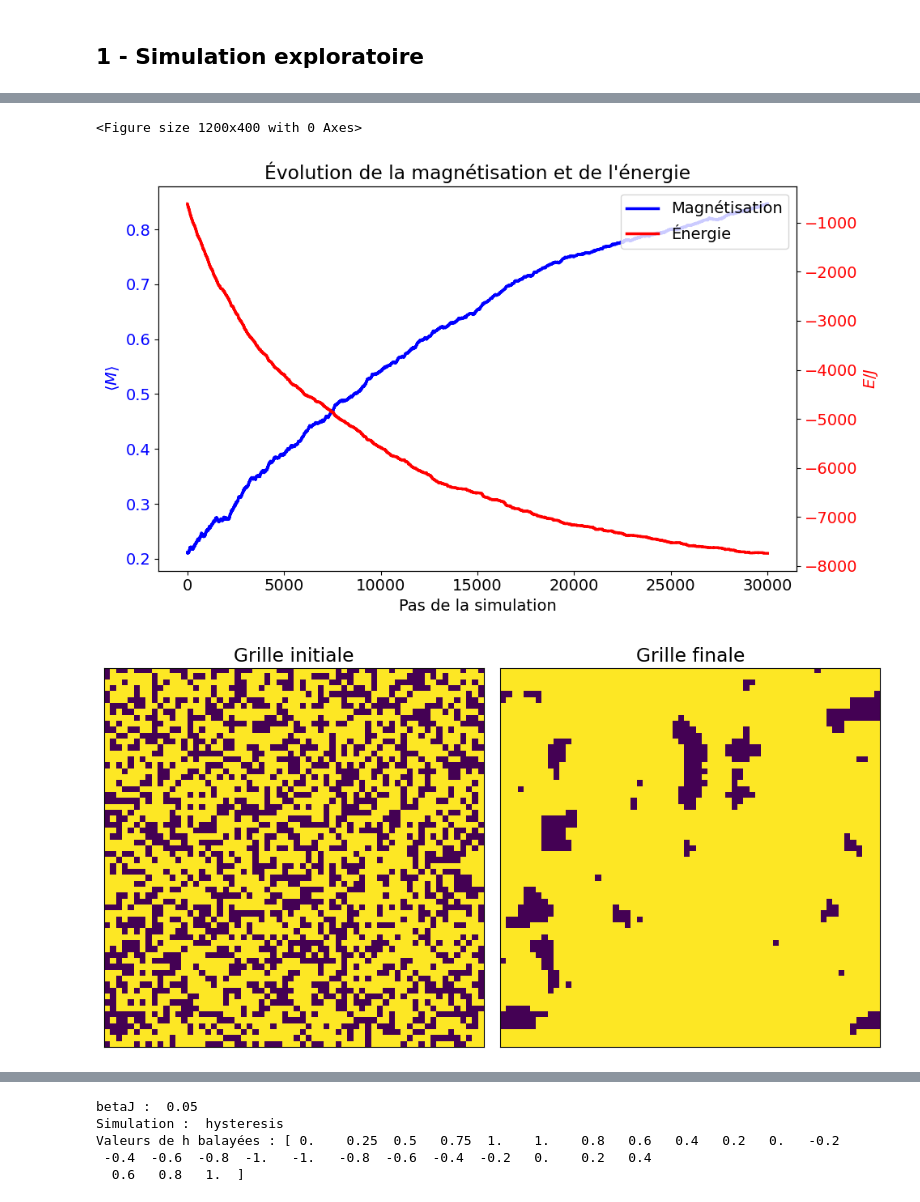
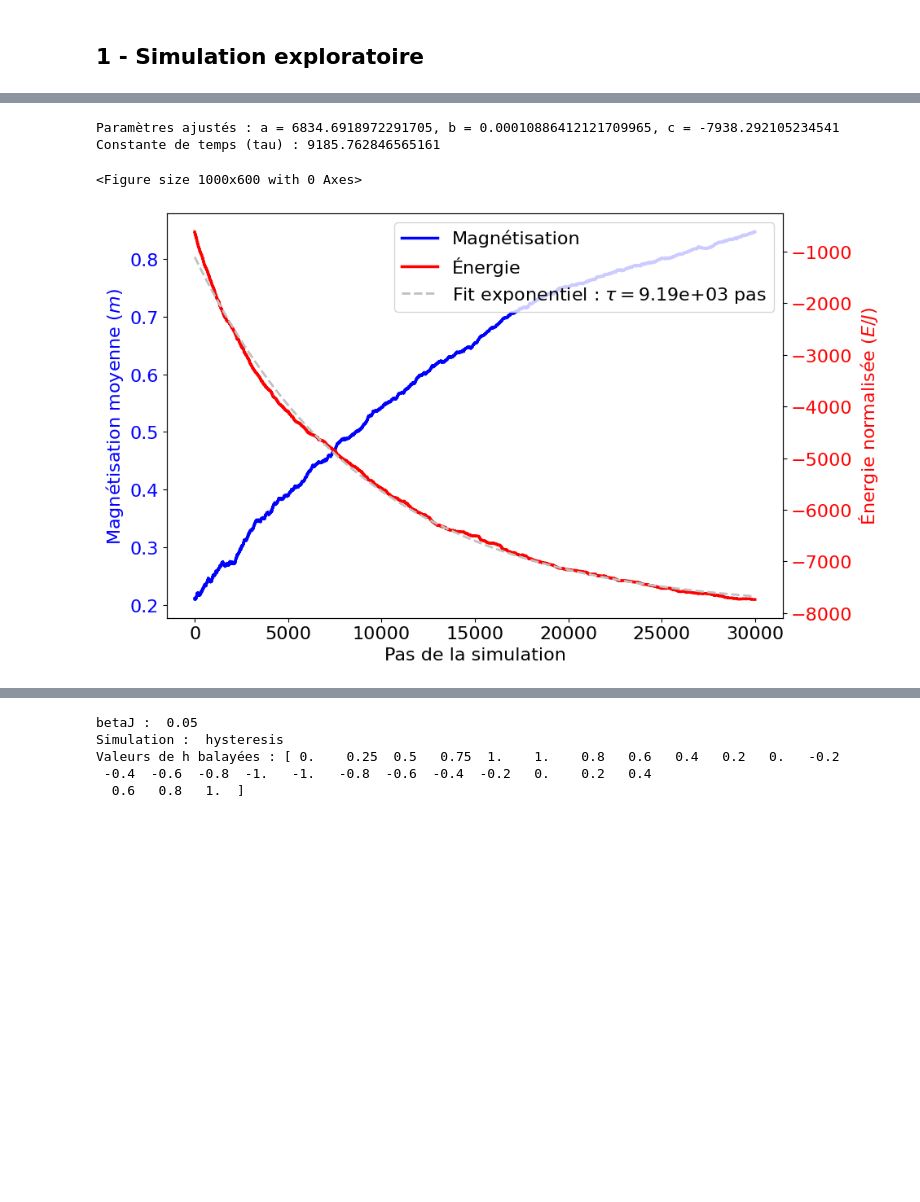
Before and after one commit to arlegare/physnum25, a Jupyter notebook: analyse_v2.ipynb, the cells around one changed output, grey strips where cells are left out. Saved outputs shown, nothing was run; the diff lists cells and outputs as text; code cells hidden in the pictures; blank space fills up the shorter version.

```diff
--- a/analyse_v2.ipynb
+++ b/analyse_v2.ipynb
@@ -8,10 +8,16 @@ import functions as fc
 import os
 from Metropolis import Metropolis  #  On importe la classe.
 from tqdm import tqdm # Pour afficher où on est rendu dans la série de simulations.
+from scipy.integrate import simps
+from scipy.optimize import fmin
+from scipy.optimize import curve_fit
+from scipy.optimize import minimize
+
+
 
 data_folder = "Data/" # Ne pas oublier le "/" après. Si en windows, c'est "\"
 top_dir = os.getcwd()
-plt.rcParams['font.size'] = 14
+plt.rcParams['font.size'] = 16
 # %% [markdown]
 ## TODO
 * Code pour calculer la taille des composantes (îlots) -> varier la dimension de la grille pour betaJ fixé afin de voir l'effet sur la distribution
@@ -49,38 +55,36 @@ Temps d'exécution :  1.311206340789795
 # %%
-plt.figure(figsize=(12, 4))
 
+# xponentielle décroissante avec constante
+def exp_decay(x, a, b, c):
+    return a * np.exp(-b * x) + c
+
+popt, pcov = curve_fit(exp_decay, step_algo, energy_list, p0=(1, 0.001, energy_list[-1]))
+
+a_fit, b_fit, c_fit = popt
+print(f"Paramètres ajustés : a = {a_fit}, b = {b_fit}, c = {c_fit}")
+tau_fit = b_fit**(-1)
+print(f"Constante de temps (tau) : {tau_fit}")
+
+# Tracer la figure avec l'ajustement
+plt.figure(figsize=(10, 6))
 fig, ax1 = plt.subplots(figsize=(10, 6))
-
 ax1.plot(step_algo, spin_means, 'b-', linewidth=2.5, label='Magnétisation')
 ax1.set_xlabel("Pas de la simulation")
-ax1.set_ylabel(r"$\langle M \rangle$", color='b')
+ax1.set_ylabel(r"Magnétisation moyenne ($m$)", color='b')
 ax1.tick_params(axis='y', labelcolor='b')
 ax2 = ax1.twinx()
 ax2.plot(step_algo, energy_list, 'r-', linewidth=2.5, label='Énergie')
-ax2.set_ylabel(r"$E/J$", color='r')
+ax2.plot(step_algo, exp_decay(step_algo, *popt), color="silver", linestyle="--", linewidth=2, label=r"Fit exponentiel : $\tau = $" + f"{tau_fit:.3} pas")
+ax2.set_ylabel(r"Énergie normalisée ($E/J$)", color='r')
 ax2.tick_params(axis='y', labelcolor='r')
 lines1, labels1 = ax1.get_legend_handles_labels()
 lines2, labels2 = ax2.get_legend_handles_labels()
 ax1.legend(lines1 + lines2, labels1 + labels2, loc='upper right')
-
-plt.title("Évolution de la magnétisation et de l'énergie")
 plt.tight_layout()
+plt.savefig("figures/fit_energie.pdf")
 plt.show()
-
-plt.figure(figsize=(10, 6))
-plt.subplot(1, 2, 1)
-plt.imshow(lattices[0], vmin=-1, vmax=1)
-plt.title("Grille initiale")
-plt.xticks([])
-plt.yticks([])
-plt.subplot(1, 2, 2)
-plt.imshow(lattices[-1], vmin=-1, vmax=1)
-plt.title("Grille finale")
-plt.xticks([])
-plt.yticks([])
-plt.tight_layout()
-plt.show()
 # %% [output]
-<Figure size 1200x400 with 0 Axes>
+Paramètres ajustés : a = 6834.6918972291705, b = 0.00010886412121709965, c = -7938.292105234541
+Constante de temps (tau) : 9185.762846565161
+<Figure size 1000x600 with 0 Axes>
-[figure, old version]
+[figure, new version]
-[figure, removed]
```
Also changed, not shown: parts of 40 cells of this notebook.
